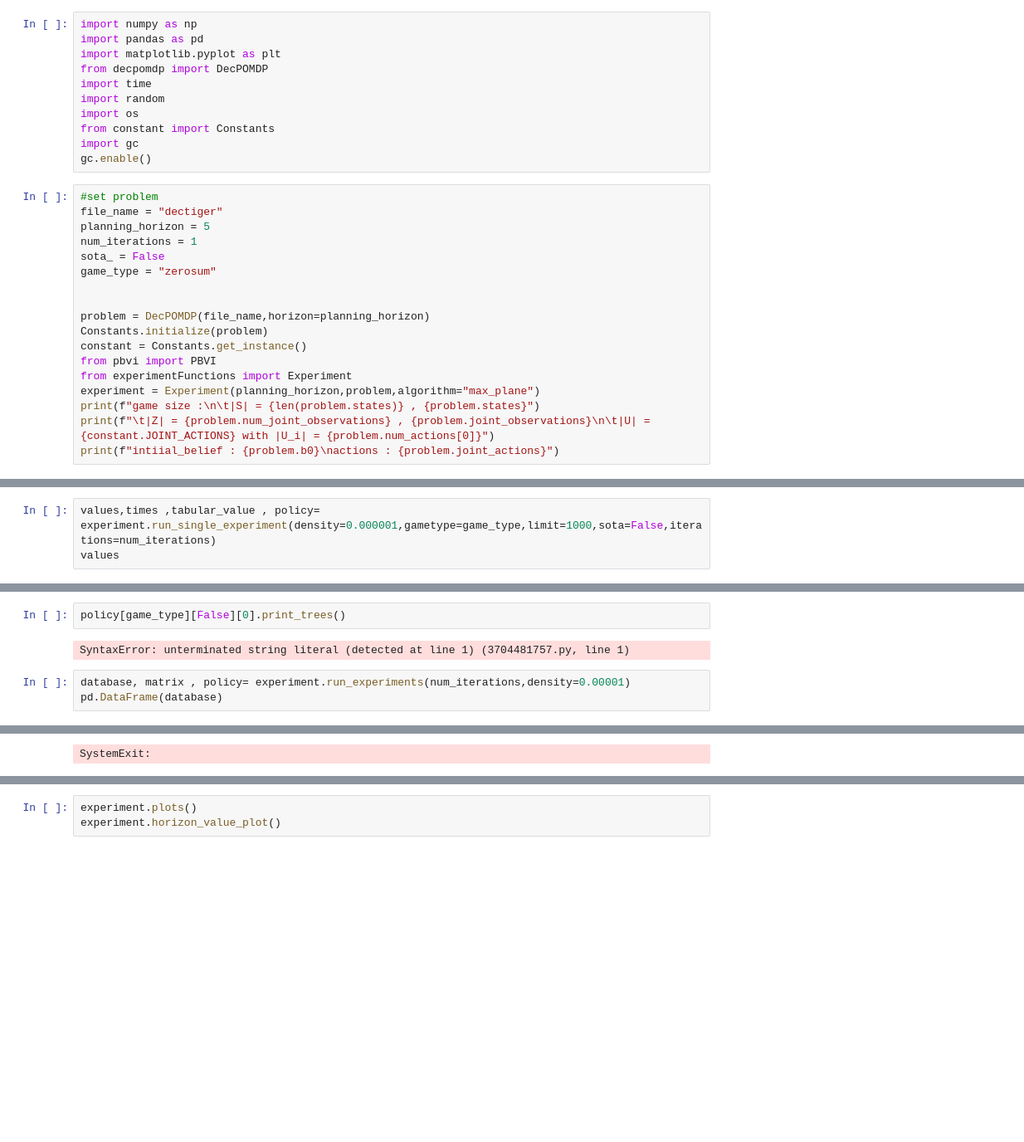
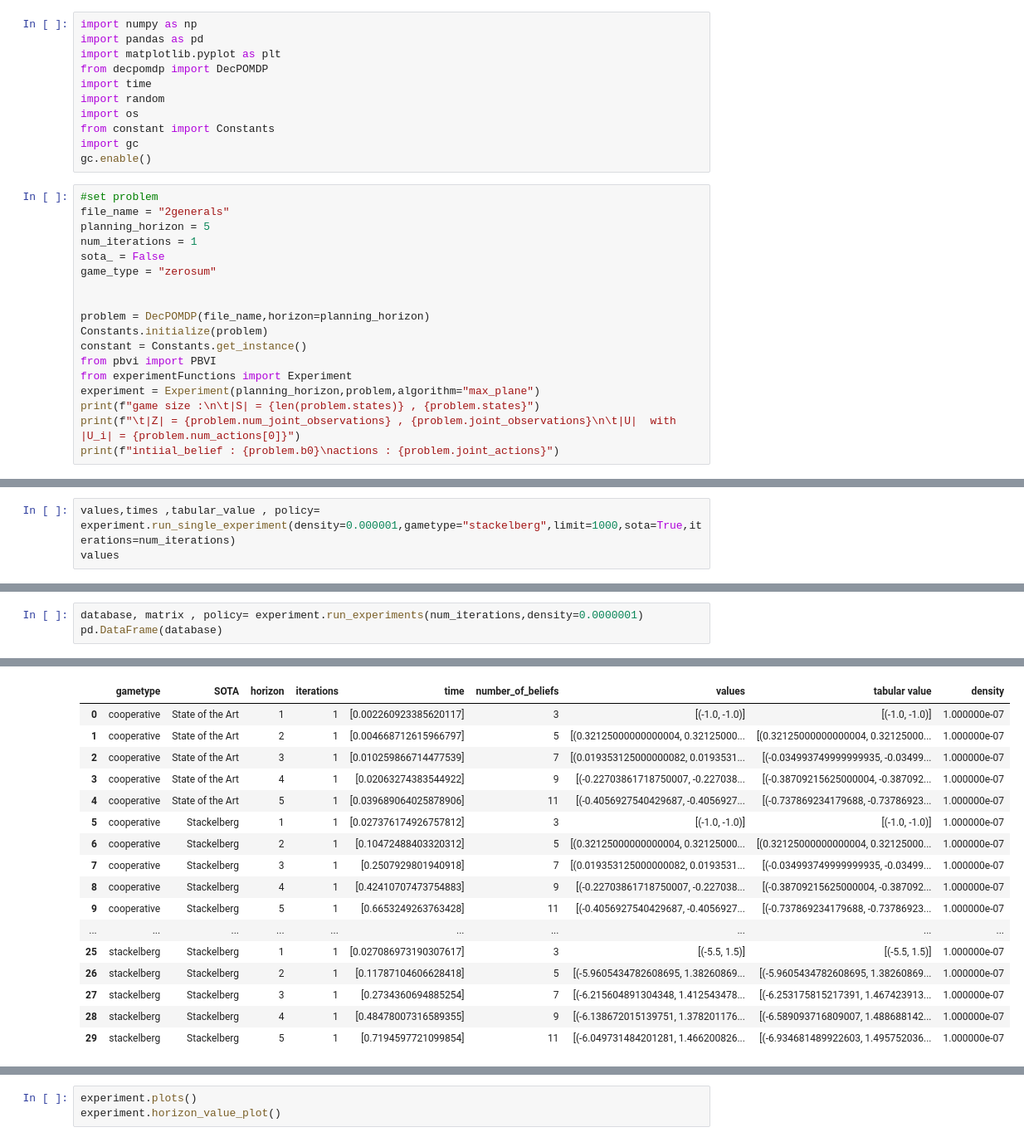
Before and after one commit to izzikampono/Thesis, a Jupyter notebook: testing.ipynb, the cells around one changed output, grey strips where cells are left out. Shown at 83% size. Cells and saved outputs as stored; diff of their text form; blank space fills up the shorter version.

```diff
--- a/testing.ipynb
+++ b/testing.ipynb
@@ -11,7 +11,7 @@ import gc
 gc.enable()
 # %%
 #set problem
-file_name = "dectiger"
+file_name = "2generals"
 planning_horizon = 5
 num_iterations = 1
 sota_ = False
@@ -25,7 +25,7 @@ from pbvi import PBVI
 from experimentFunctions import Experiment
 experiment = Experiment(planning_horizon,problem,algorithm="max_plane")
 print(f"game size :\n\t|S| = {len(problem.states)} , {problem.states}")
-print(f"\t|Z| = {problem.num_joint_observations} , {problem.joint_observations}\n\t|U| = {constant.JOINT_ACTIONS} with |U_i| = {problem.num_actions[0]}")
+print(f"\t|Z| = {problem.num_joint_observations} , {problem.joint_observations}\n\t|U|  with |U_i| = {problem.num_actions[0]}")
 print(f"intiial_belief : {problem.b0}\nactions : {problem.joint_actions}")
 # %% [output]
 game size :
@@ -78,4 +62,4 @@ array([[  2., 101.,  -9., 101.,  50., 100.,  -9., 100., -20.],
 # %%
-values,times ,tabular_value , policy= experiment.run_single_experiment(density=0.000001,gametype=game_type,limit=1000,sota=False,iterations=num_iterations)
+values,times ,tabular_value , policy= experiment.run_single_experiment(density=0.000001,gametype="stackelberg",limit=1000,sota=True,iterations=num_iterations)
 values
 # %% [output]
@@ -100,8 +84,4 @@ belief = 3 ,   max_plane value (-65.95506088371091, 65.95506088371091) , tabular
-# %%
-policy[game_type][False][0].print_trees()
-# %% [output]
-SyntaxError: unterminated string literal (detected at line 1) (3704481757.py, line 1)
 # %%
-database, matrix , policy= experiment.run_experiments(num_iterations,density=0.00001)
+database, matrix , policy= experiment.run_experiments(num_iterations,density=0.0000001)
 pd.DataFrame(database)
 # %% [output]
@@ -125 +105,17 @@ belief_id 3 = [0.  0.  0.9 0.1]
-SystemExit:
+|  | gametype | SOTA | horizon | iterations | time | number_of_beliefs | values | tabular value | density |
+| 0 | cooperative | State of the Art | 1 | 1 | [0.002260923385620117] | 3 | [(-1.0, -1.0)] | [(-1.0, -1.0)] | 1.000000e-07 |
+| 1 | cooperative | State of the Art | 2 | 1 | [0.004668712615966797] | 5 | [(0.32125000000000004, 0.32125000... | [(0.32125000000000004, 0.32125000... | 1.000000e-07 |
+| 2 | cooperative | State of the Art | 3 | 1 | [0.010259866714477539] | 7 | [(0.019353125000000082, 0.0193531... | [(-0.034993749999999935, -0.03499... | 1.000000e-07 |
+| 3 | cooperative | State of the Art | 4 | 1 | [0.02063274383544922] | 9 | [(-0.22703861718750007, -0.227038... | [(-0.38709215625000004, -0.387092... | 1.000000e-07 |
+| 4 | cooperative | State of the Art | 5 | 1 | [0.039689064025878906] | 11 | [(-0.4056927540429687, -0.4056927... | [(-0.737869234179688, -0.73786923... | 1.000000e-07 |
+| 5 | cooperative | Stackelberg | 1 | 1 | [0.027376174926757812] | 3 | [(-1.0, -1.0)] | [(-1.0, -1.0)] | 1.000000e-07 |
+| 6 | cooperative | Stackelberg | 2 | 1 | [0.10472488403320312] | 5 | [(0.32125000000000004, 0.32125000... | [(0.32125000000000004, 0.32125000... | 1.000000e-07 |
+| 7 | cooperative | Stackelberg | 3 | 1 | [0.2507929801940918] | 7 | [(0.019353125000000082, 0.0193531... | [(-0.034993749999999935, -0.03499... | 1.000000e-07 |
+| 8 | cooperative | Stackelberg | 4 | 1 | [0.42410707473754883] | 9 | [(-0.22703861718750007, -0.227038... | [(-0.38709215625000004, -0.387092... | 1.000000e-07 |
+| 9 | cooperative | Stackelberg | 5 | 1 | [0.6653249263763428] | 11 | [(-0.4056927540429687, -0.4056927... | [(-0.737869234179688, -0.73786923... | 1.000000e-07 |
+| ... | ... | ... | ... | ... | ... | ... | ... | ... | ... |
+| 25 | stackelberg | Stackelberg | 1 | 1 | [0.027086973190307617] | 3 | [(-5.5, 1.5)] | [(-5.5, 1.5)] | 1.000000e-07 |
+| 26 | stackelberg | Stackelberg | 2 | 1 | [0.11787104606628418] | 5 | [(-5.9605434782608695, 1.38260869... | [(-5.9605434782608695, 1.38260869... | 1.000000e-07 |
+| 27 | stackelberg | Stackelberg | 3 | 1 | [0.2734360694885254] | 7 | [(-6.215604891304348, 1.412543478... | [(-6.253175815217391, 1.467423913... | 1.000000e-07 |
+| 28 | stackelberg | Stackelberg | 4 | 1 | [0.48478007316589355] | 9 | [(-6.138672015139751, 1.378201176... | [(-6.589093716809007, 1.488688142... | 1.000000e-07 |
+| 29 | stackelberg | Stackelberg | 5 | 1 | [0.7194597721099854] | 11 | [(-6.049731484201281, 1.466200826... | [(-6.934681489922603, 1.495752036... | 1.000000e-07 |
```
Also changed, not shown: parts of 6 cells of this notebook, 36 other files.
